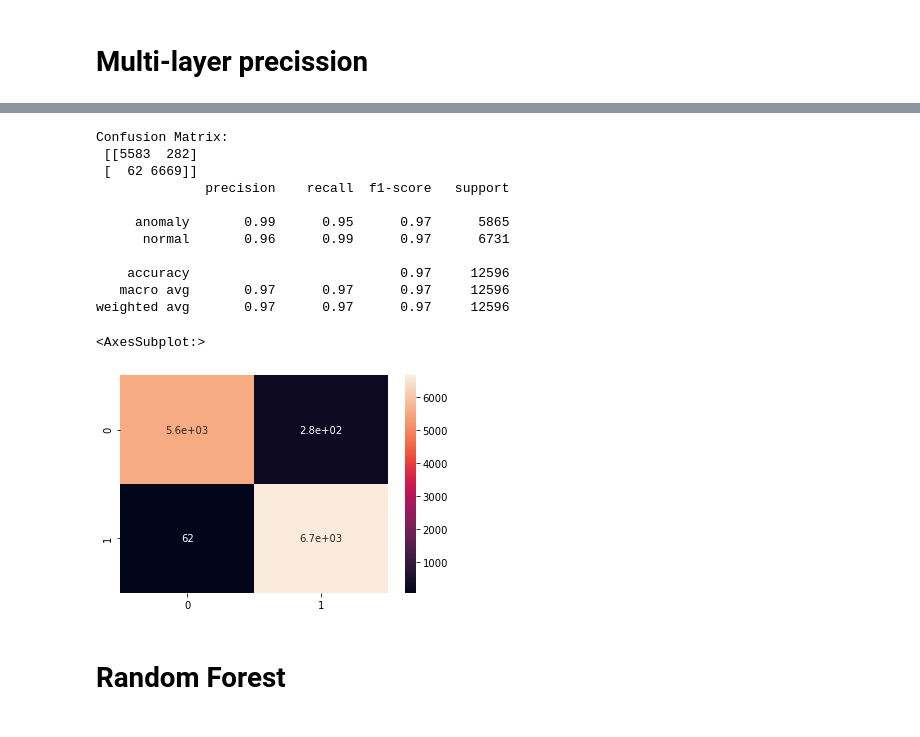
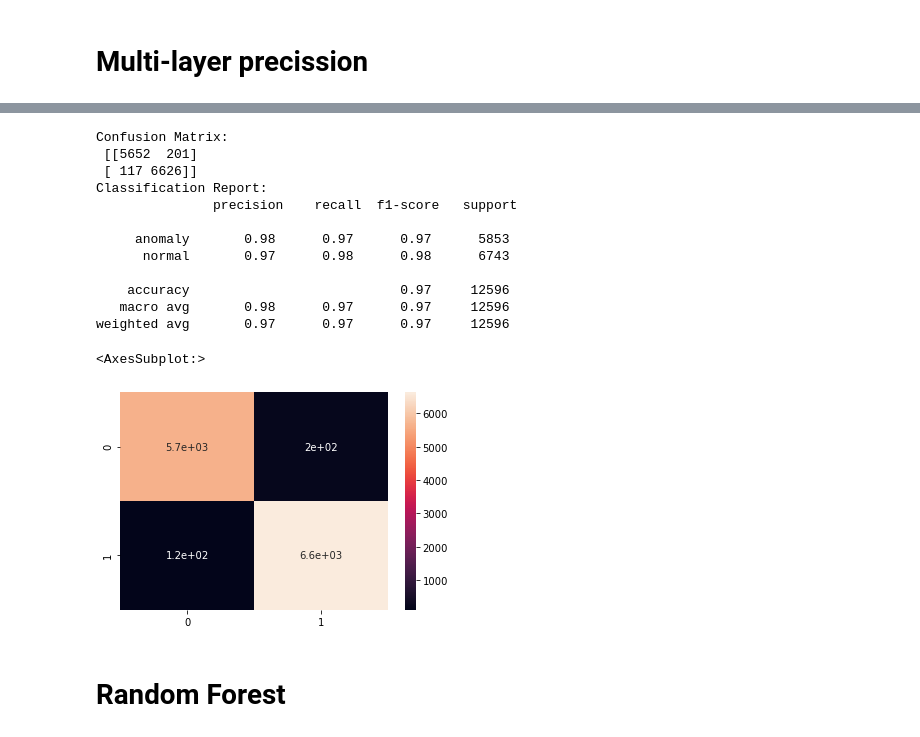
Before and after one commit to MohammadSajjadHossain9648/network-intrusion-detection-system-project, a Jupyter notebook: code.ipynb, the cells around one changed output, grey strips where cells are left out. Saved outputs shown, nothing was run; the diff lists cells and outputs as text; code cells hidden in the pictures.

```diff
--- a/code.ipynb
+++ b/code.ipynb
@@ -199,22 +203,24 @@ error3
 # %%
-cm_nn=confusion_matrix(y_test, y_pred)
-print("Confusion Matrix:\n",cm_nn)
-print(classification_report(y_test, y_pred))
-sns.heatmap(cm_nn, annot=True)
+cm3=confusion_matrix(y_test, y_pred)
+print("Confusion Matrix:\n",cm3)
+cr3=classification_report(y_test, y_pred)
+print("Classification Report:\n",cr3)
+sns.heatmap(cm3, annot=True)
 # %% [output]
 Confusion Matrix:
- [[5583  282]
- [  62 6669]]
-              precision    recall  f1-score   support
+ [[5652  201]
+ [ 117 6626]]
+Classification Report:
+               precision    recall  f1-score   support
 
-     anomaly       0.99      0.95      0.97      5865
-      normal       0.96      0.99      0.97      6731
+     anomaly       0.98      0.97      0.97      5853
+      normal       0.97      0.98      0.98      6743
 
     accuracy                           0.97     12596
-   macro avg       0.97      0.97      0.97     12596
+   macro avg       0.98      0.97      0.97     12596
 weighted avg       0.97      0.97      0.97     12596
 <AxesSubplot:>
-[figure, old version]
+[figure, new version]
 # %% [markdown]
 # Random Forest
 # %%
```
Also changed, not shown: parts of 40 cells of this notebook.
